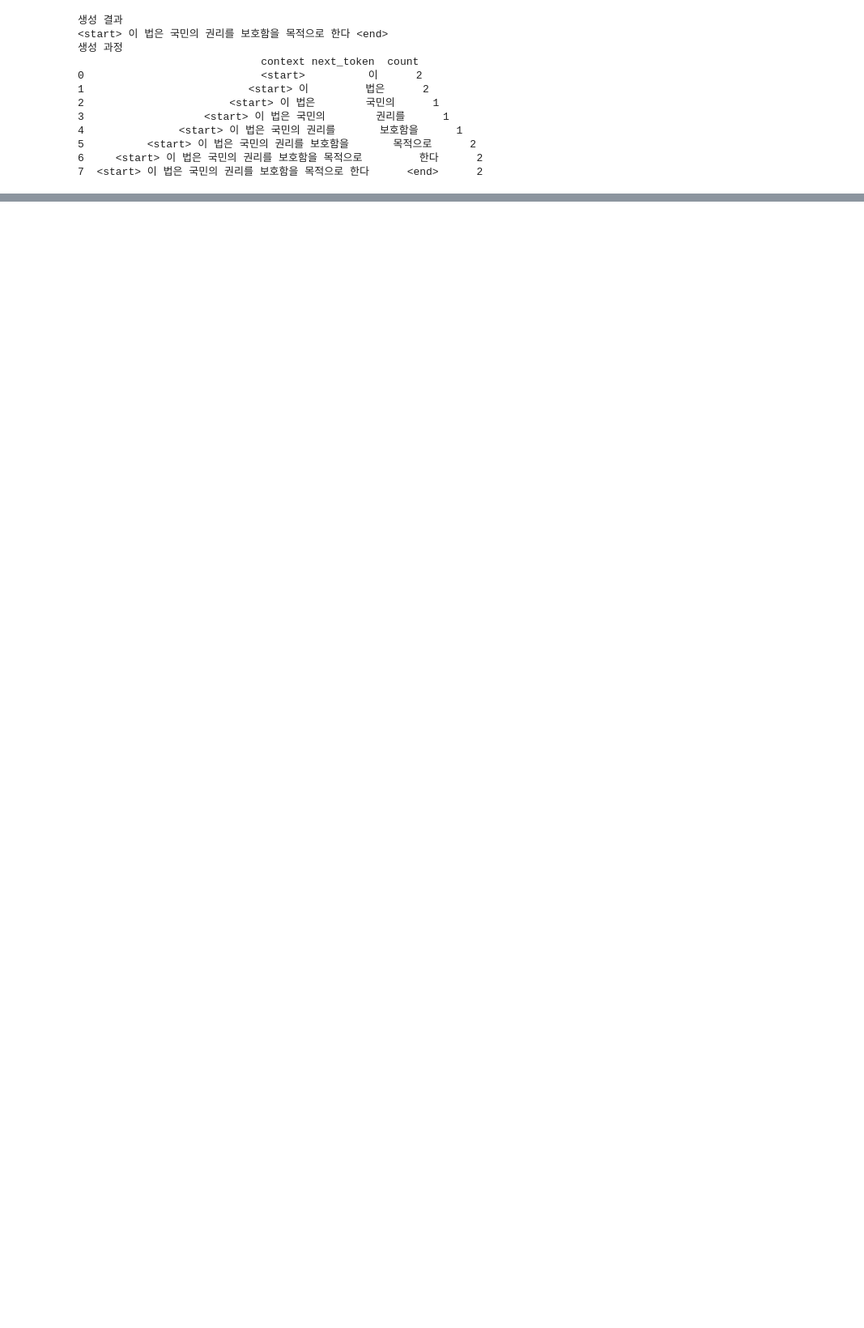
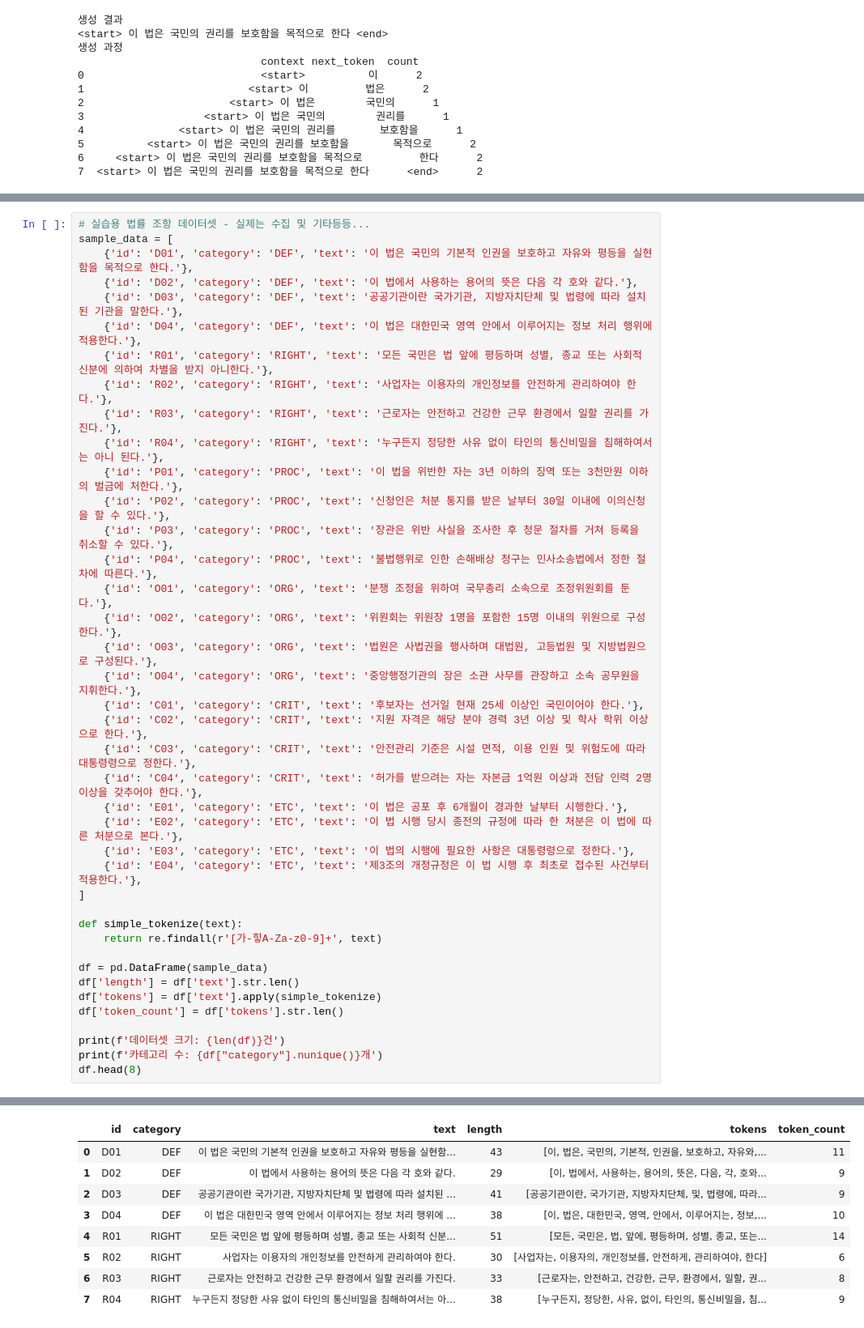
Before and after one commit to eunjin661/study_recode, a Jupyter notebook: 01_tuteur guide/LLM/01.ipynb, the cells around one changed output, grey strips where cells are left out. Shown at 81% size. Cells and saved outputs as stored; diff of their text form; blank space fills up the shorter version.

```diff
--- a/01_tuteur guide/LLM/01.ipynb
+++ b/01_tuteur guide/LLM/01.ipynb
@@ -179,0 +299,41 @@ print(generated_trace)
+# %%
+# 실습용 법률 조항 데이터셋 - 실제는 수집 및 기타등등...
+sample_data = [
+    {'id': 'D01', 'category': 'DEF', 'text': '이 법은 국민의 기본적 인권을 보호하고 자유와 평등을 실현함을 목적으로 한다.'},
+    {'id': 'D02', 'category': 'DEF', 'text': '이 법에서 사용하는 용어의 뜻은 다음 각 호와 같다.'},
+    {'id': 'D03', 'category': 'DEF', 'text': '공공기관이란 국가기관, 지방자치단체 및 법령에 따라 설치된 기관을 말한다.'},
+    {'id': 'D04', 'category': 'DEF', 'text': '이 법은 대한민국 영역 안에서 이루어지는 정보 처리 행위에 적용한다.'},
+    {'id': 'R01', 'category': 'RIGHT', 'text': '모든 국민은 법 앞에 평등하며 성별, 종교 또는 사회적 신분에 의하여 차별을 받지 아니한다.'},
+    {'id': 'R02', 'category': 'RIGHT', 'text': '사업자는 이용자의 개인정보를 안전하게 관리하여야 한다.'},
+    {'id': 'R03', 'category': 'RIGHT', 'text': '근로자는 안전하고 건강한 근무 환경에서 일할 권리를 가진다.'},
+    {'id': 'R04', 'category': 'RIGHT', 'text': '누구든지 정당한 사유 없이 타인의 통신비밀을 침해하여서는 아니 된다.'},
+    {'id': 'P01', 'category': 'PROC', 'text': '이 법을 위반한 자는 3년 이하의 징역 또는 3천만원 이하의 벌금에 처한다.'},
+    {'id': 'P02', 'category': 'PROC', 'text': '신청인은 처분 통지를 받은 날부터 30일 이내에 이의신청을 할 수 있다.'},
+    {'id': 'P03', 'category': 'PROC', 'text': '장관은 위반 사실을 조사한 후 청문 절차를 거쳐 등록을 취소할 수 있다.'},
+    {'id': 'P04', 'category': 'PROC', 'text': '불법행위로 인한 손해배상 청구는 민사소송법에서 정한 절차에 따른다.'},
+    {'id': 'O01', 'category': 'ORG', 'text': '분쟁 조정을 위하여 국무총리 소속으로 조정위원회를 둔다.'},
+    {'id': 'O02', 'category': 'ORG', 'text': '위원회는 위원장 1명을 포함한 15명 이내의 위원으로 구성한다.'},
+    {'id': 'O03', 'category': 'ORG', 'text': '법원은 사법권을 행사하며 대법원, 고등법원 및 지방법원으로 구성된다.'},
+    {'id': 'O04', 'category': 'ORG', 'text': '중앙행정기관의 장은 소관 사무를 관장하고 소속 공무원을 지휘한다.'},
+    {'id': 'C01', 'category': 'CRIT', 'text': '후보자는 선거일 현재 25세 이상인 국민이어야 한다.'},
+    {'id': 'C02', 'category': 'CRIT', 'text': '지원 자격은 해당 분야 경력 3년 이상 및 학사 학위 이상으로 한다.'},
+    {'id': 'C03', 'category': 'CRIT', 'text': '안전관리 기준은 시설 면적, 이용 인원 및 위험도에 따라 대통령령으로 정한다.'},
+    {'id': 'C04', 'category': 'CRIT', 'text': '허가를 받으려는 자는 자본금 1억원 이상과 전담 인력 2명 이상을 갖추어야 한다.'},
+    {'id': 'E01', 'category': 'ETC', 'text': '이 법은 공포 후 6개월이 경과한 날부터 시행한다.'},
+    {'id': 'E02', 'category': 'ETC', 'text': '이 법 시행 당시 종전의 규정에 따라 한 처분은 이 법에 따른 처분으로 본다.'},
+    {'id': 'E03', 'category': 'ETC', 'text': '이 법의 시행에 필요한 사항은 대통령령으로 정한다.'},
+    {'id': 'E04', 'category': 'ETC', 'text': '제3조의 개정규정은 이 법 시행 후 최초로 접수된 사건부터 적용한다.'},
+]
+
+def simple_tokenize(text):
+    return re.findall(r'[가-힣A-Za-z0-9]+', text)
+
+df = pd.DataFrame(sample_data)
+df['length'] = df['text'].str.len()
+df['tokens'] = df['text'].apply(simple_tokenize)
+df['token_count'] = df['tokens'].str.len()
+
+print(f'데이터셋 크기: {len(df)}건')
+print(f'카테고리 수: {df["category"].nunique()}개')
+df.head(8)
+# %% [output]
@@ -179,0 +342,9 @@ print(generated_trace)
+|  | id | category | text | length | tokens | token_count |
+| 0 | D01 | DEF | 이 법은 국민의 기본적 인권을 보호하고 자유와 평등을 실현함... | 43 | [이, 법은, 국민의, 기본적, 인권을, 보호하고, 자유와,... | 11 |
+| 1 | D02 | DEF | 이 법에서 사용하는 용어의 뜻은 다음 각 호와 같다. | 29 | [이, 법에서, 사용하는, 용어의, 뜻은, 다음, 각, 호와... | 9 |
+| 2 | D03 | DEF | 공공기관이란 국가기관, 지방자치단체 및 법령에 따라 설치된 ... | 41 | [공공기관이란, 국가기관, 지방자치단체, 및, 법령에, 따라... | 9 |
+| 3 | D04 | DEF | 이 법은 대한민국 영역 안에서 이루어지는 정보 처리 행위에 ... | 38 | [이, 법은, 대한민국, 영역, 안에서, 이루어지는, 정보,... | 10 |
+| 4 | R01 | RIGHT | 모든 국민은 법 앞에 평등하며 성별, 종교 또는 사회적 신분... | 51 | [모든, 국민은, 법, 앞에, 평등하며, 성별, 종교, 또는... | 14 |
+| 5 | R02 | RIGHT | 사업자는 이용자의 개인정보를 안전하게 관리하여야 한다. | 30 | [사업자는, 이용자의, 개인정보를, 안전하게, 관리하여야, 한다] | 6 |
+| 6 | R03 | RIGHT | 근로자는 안전하고 건강한 근무 환경에서 일할 권리를 가진다. | 33 | [근로자는, 안전하고, 건강한, 근무, 환경에서, 일할, 권... | 8 |
+| 7 | R04 | RIGHT | 누구든지 정당한 사유 없이 타인의 통신비밀을 침해하여서는 아... | 38 | [누구든지, 정당한, 사유, 없이, 타인의, 통신비밀을, 침... | 9 |
```
Also changed, not shown: parts of 7 cells of this notebook, 3 other files.
